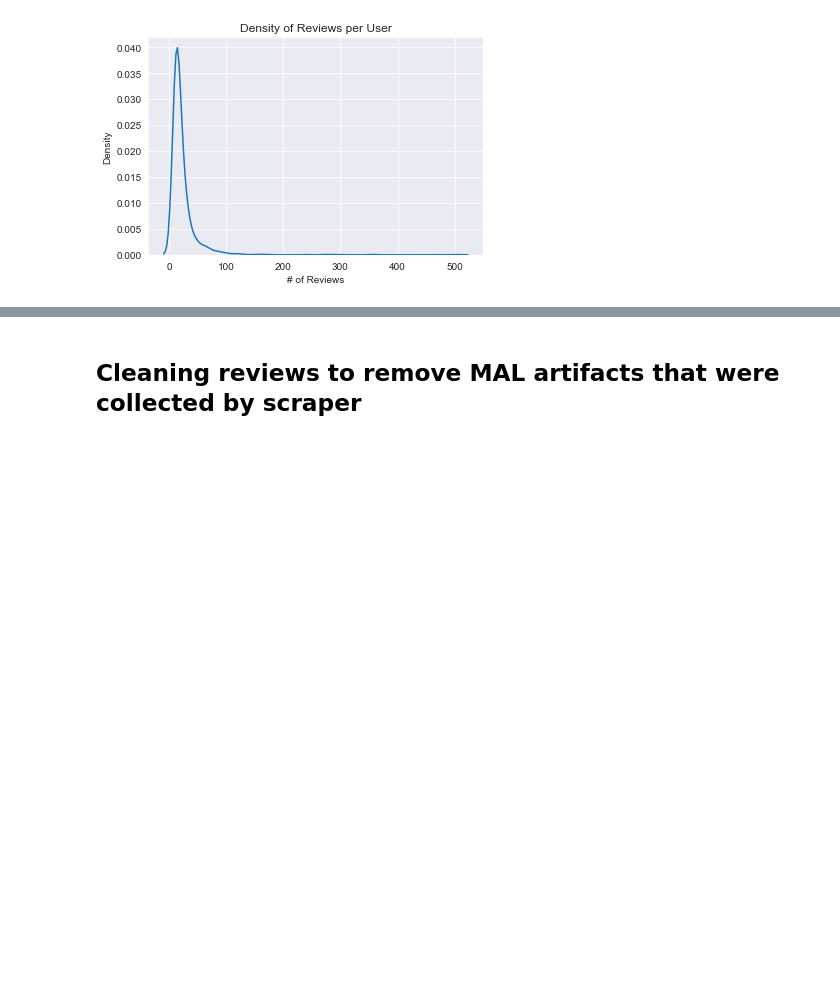
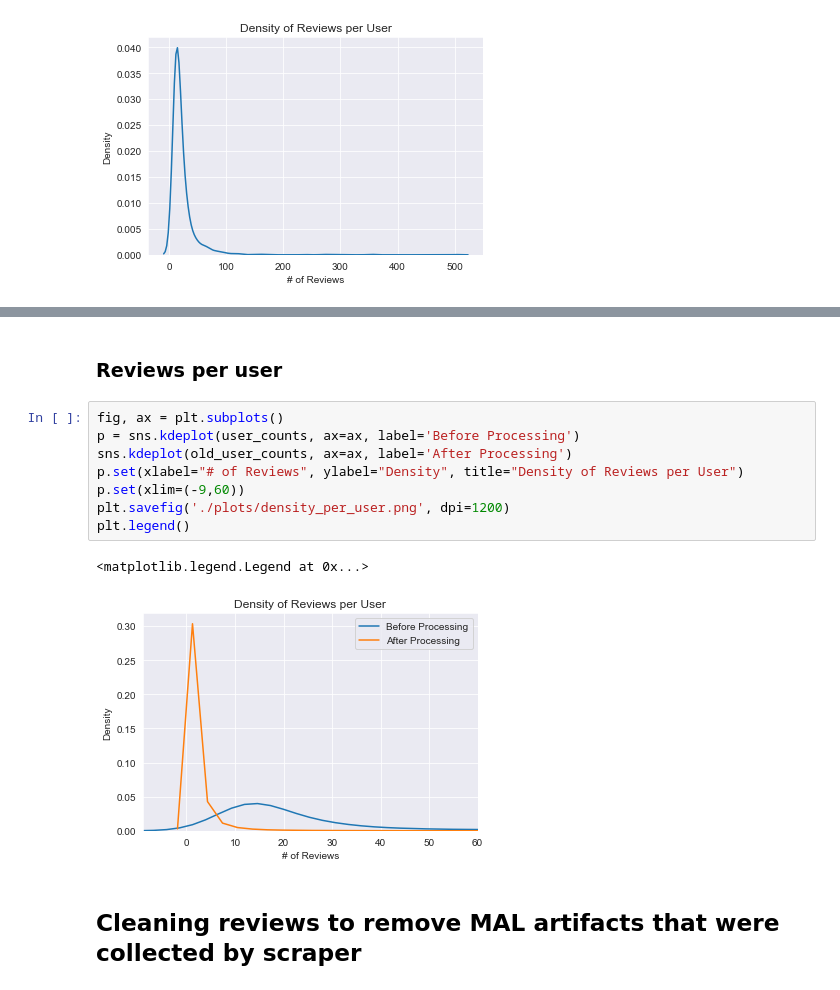
Before and after one commit to matthewyangcs/nlp-final-proj, a Jupyter notebook: data_processing.ipynb, the cells around one changed output, grey strips where cells are left out. Drawn from its saved outputs; the diff is of its cells as text; blank space fills up the shorter version.

```diff
--- a/data_processing.ipynb
+++ b/data_processing.ipynb
@@ -172,3 +209,16 @@ Median Reviews per User: 15
+# %% [markdown]
+### Reviews per user
+# %%
+fig, ax = plt.subplots()
+p = sns.kdeplot(user_counts, ax=ax, label='Before Processing')
+sns.kdeplot(old_user_counts, ax=ax, label='After Processing')
+p.set(xlabel="# of Reviews", ylabel="Density", title="Density of Reviews per User")
+p.set(xlim=(-9,60))
+plt.savefig('./plots/density_per_user.png', dpi=1200)
+plt.legend()
+# %% [output]
+<matplotlib.legend.Legend at 0x...>
+[figure, added]
 # %% [markdown]
 ## Cleaning reviews to remove MAL artifacts that were collected by scraper
 # %%
```
Also changed, not shown: parts of 13 cells of this notebook, 3 other files.
